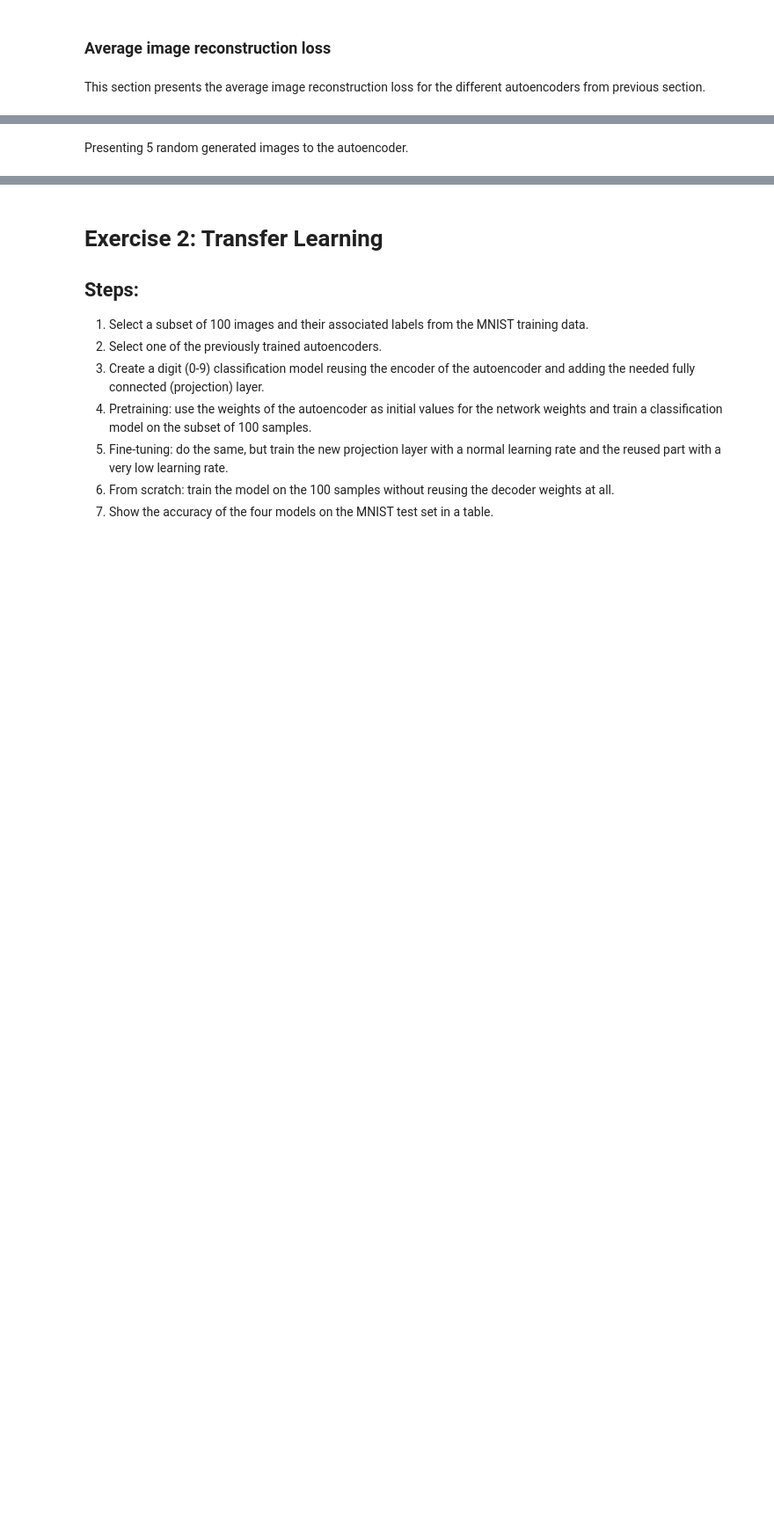
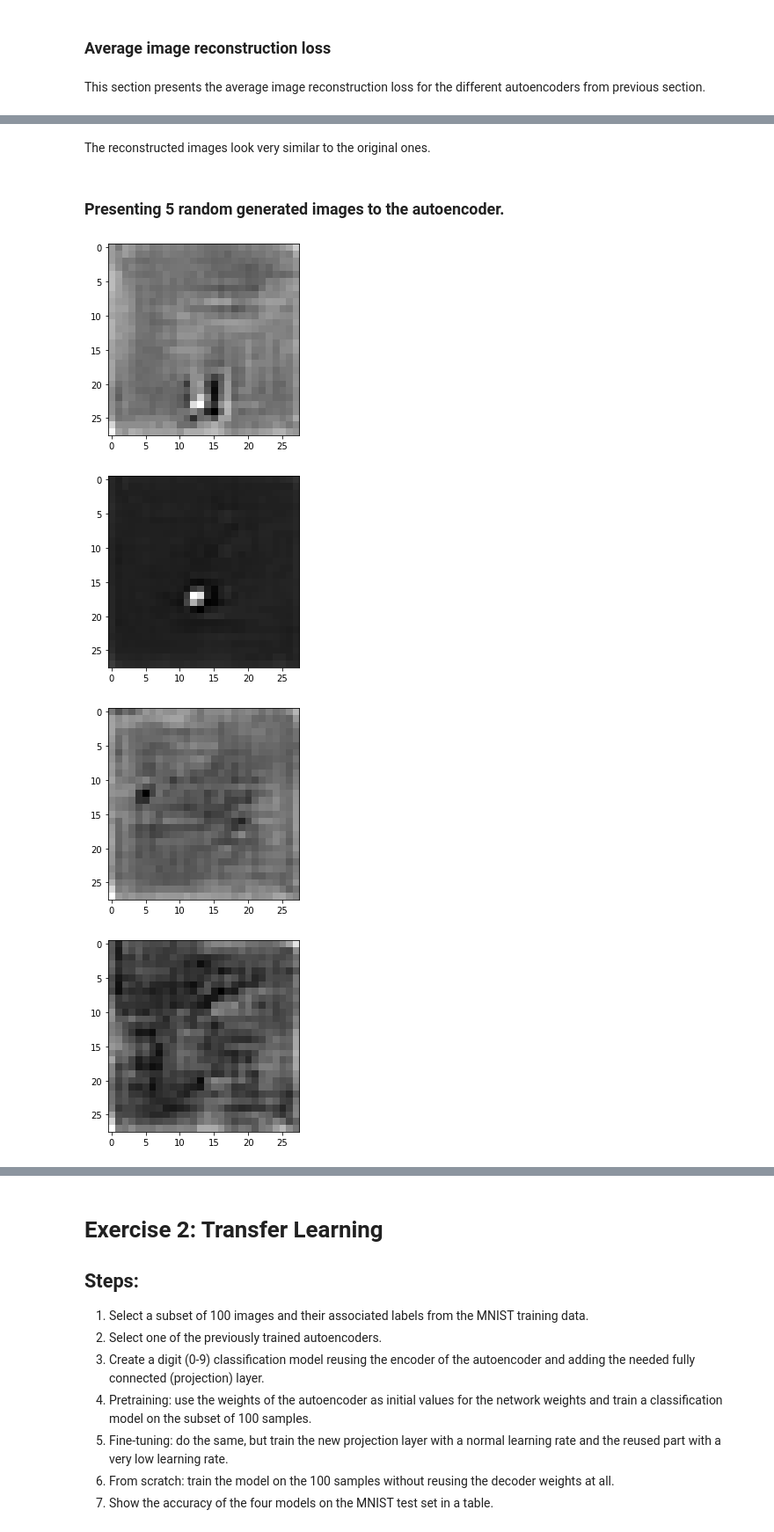
Before and after one commit to alvaroguerin/dlai-2019-projects, a Jupyter notebook: team08/team08.ipynb, the cells around one changed output, grey strips where cells are left out. Shown at 88% size. Saved outputs shown, nothing was run; the diff lists cells and outputs as text; code cells hidden in the pictures; blank space fills up the shorter version.

```diff
--- a/team08/team08.ipynb
+++ b/team08/team08.ipynb
@@ -557,11 +589,18 @@ for index in random_indexes:
+# %% [markdown]
+The reconstructed images look very similar to the original ones.
 # %% [markdown]
-Presenting 5 random generated images to the autoencoder.
+### Presenting 5 random generated images to the autoencoder.
 # %%
-def generate_image():
+def generate_image(model):
     noise = torch.randn((1, 50)).to(device)
-    generated = autoencoder.convolutional_decoder(autoencoder.linear_decoder(noise).view((1,) + autoencoder.encoder_output_shape))
+    generated = model.convolutional_decoder(model.linear_decoder(noise).view((1,) + model.encoder_output_shape))
     plt.imshow(generated.squeeze().detach().cpu().numpy(), cmap='gray')
 # %%
 for _ in range(5):
     plt.figure()
-    generate_image()
+    generate_image(autoencoder)
+# %% [output]
+[figure, added]
+[figure, added]
+[figure, added]
+[figure, added]
```
Also changed, not shown: parts of 54 cells of this notebook.
